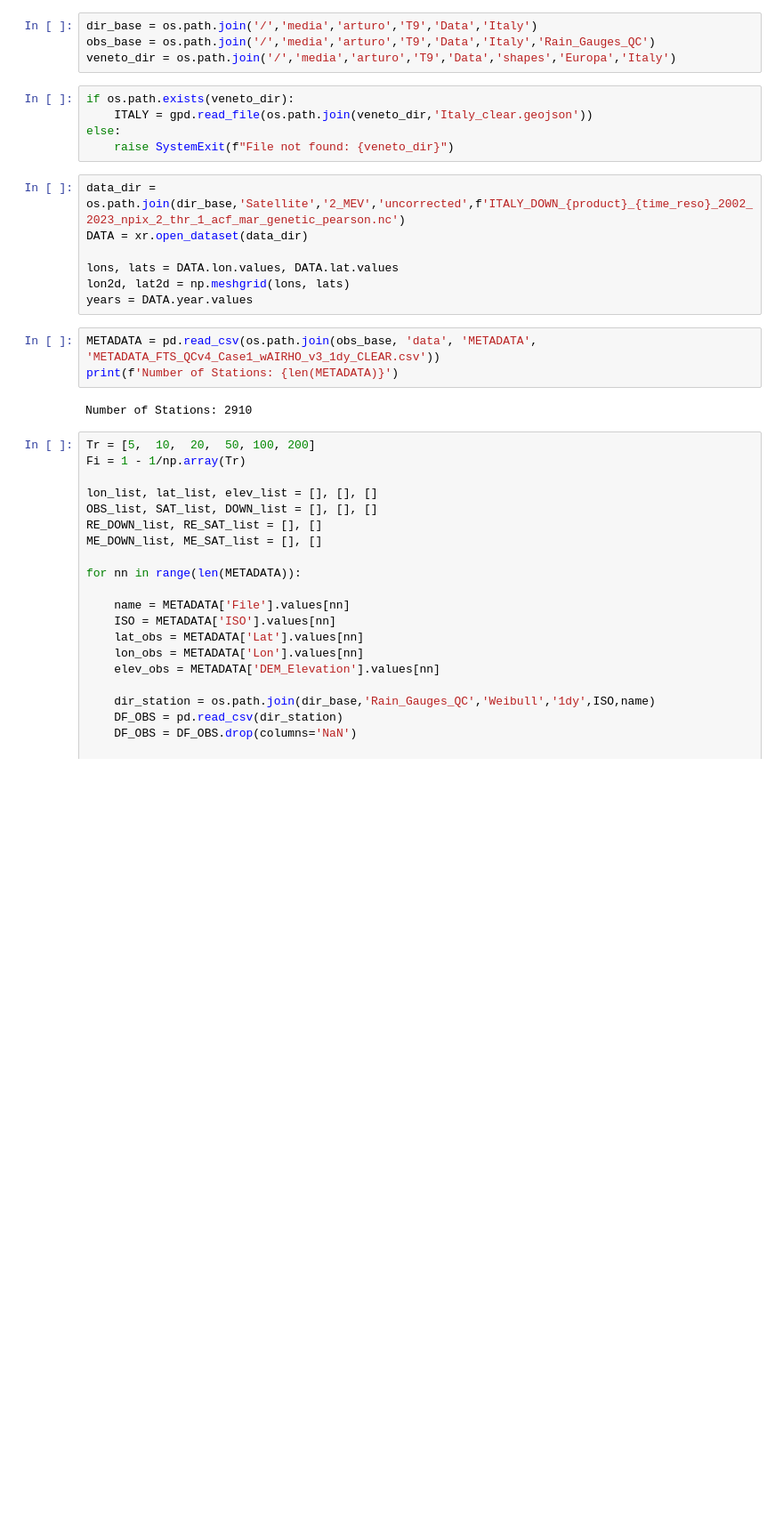
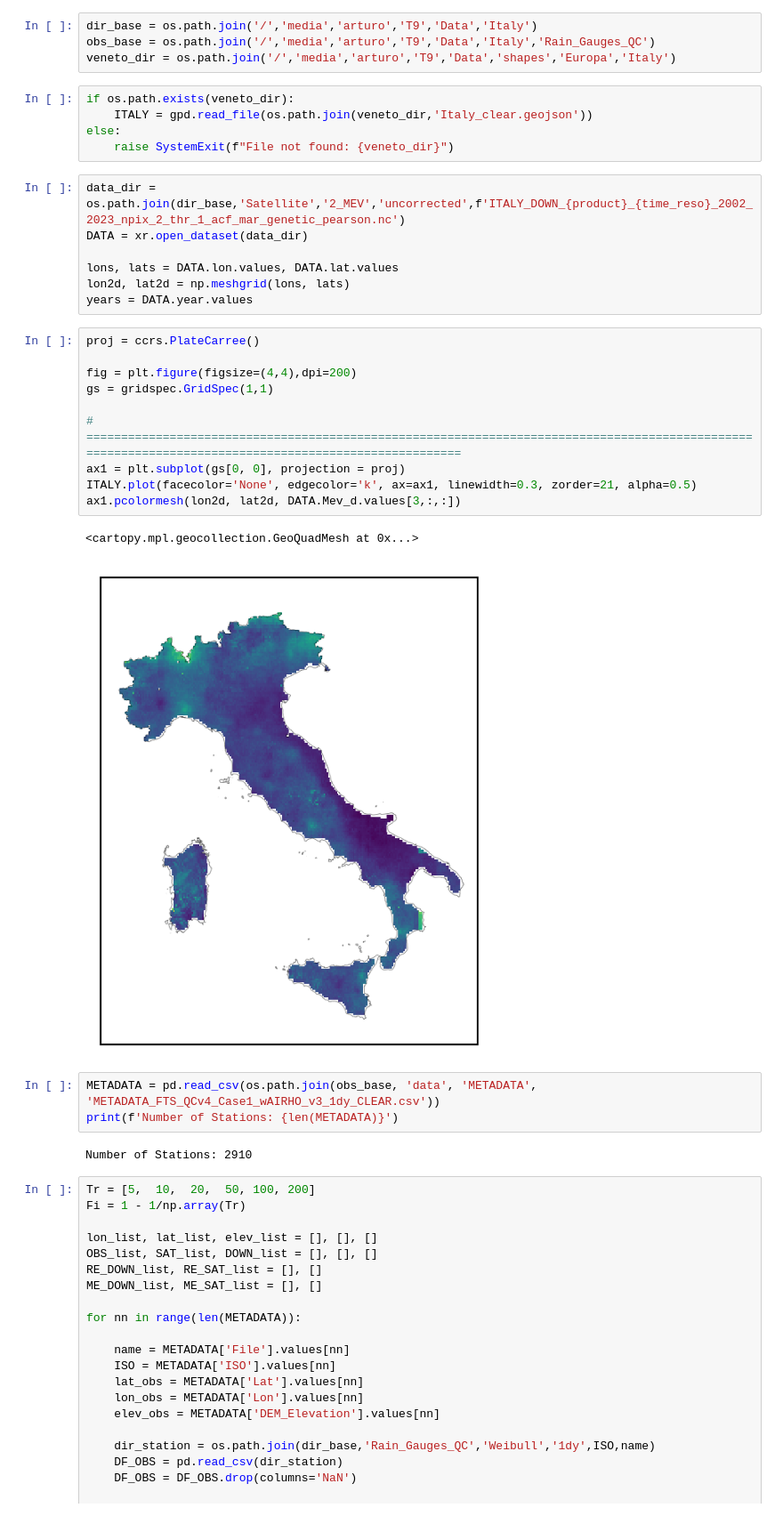
Before and after one commit to TeamExtremes/MEVD-downscaling, a Jupyter notebook: jupyter/Relative_Error/I_OBS_RSR.ipynb, the cells around one changed output. Shown at 89% size. Saved outputs shown, nothing was run; the diff lists cells and outputs as text; blank space fills up the shorter version.

```diff
--- a/jupyter/Relative_Error/I_OBS_RSR.ipynb
+++ b/jupyter/Relative_Error/I_OBS_RSR.ipynb
@@ -45,6 +45,19 @@ DATA = xr.open_dataset(data_dir)
 lons, lats = DATA.lon.values, DATA.lat.values
 lon2d, lat2d = np.meshgrid(lons, lats)
 years = DATA.year.values
+# %%
+proj = ccrs.PlateCarree()
+
+fig = plt.figure(figsize=(4,4),dpi=200)
+gs = gridspec.GridSpec(1,1)
+
+# ======================================================================================================================================================
+ax1 = plt.subplot(gs[0, 0], projection = proj)
+ITALY.plot(facecolor='None', edgecolor='k', ax=ax1, linewidth=0.3, zorder=21, alpha=0.5)
+ax1.pcolormesh(lon2d, lat2d, DATA.Mev_d.values[3,:,:])
+# %% [output]
+<cartopy.mpl.geocollection.GeoQuadMesh at 0x...>
+[figure, added]
 # %%
 METADATA = pd.read_csv(os.path.join(obs_base, 'data', 'METADATA', 'METADATA_FTS_QCv4_Case1_wAIRHO_v3_1dy_CLEAR.csv'))
 print(f'Number of Stations: {len(METADATA)}')
```
Also changed, not shown: parts of 4 cells of this notebook, 32 other files.
